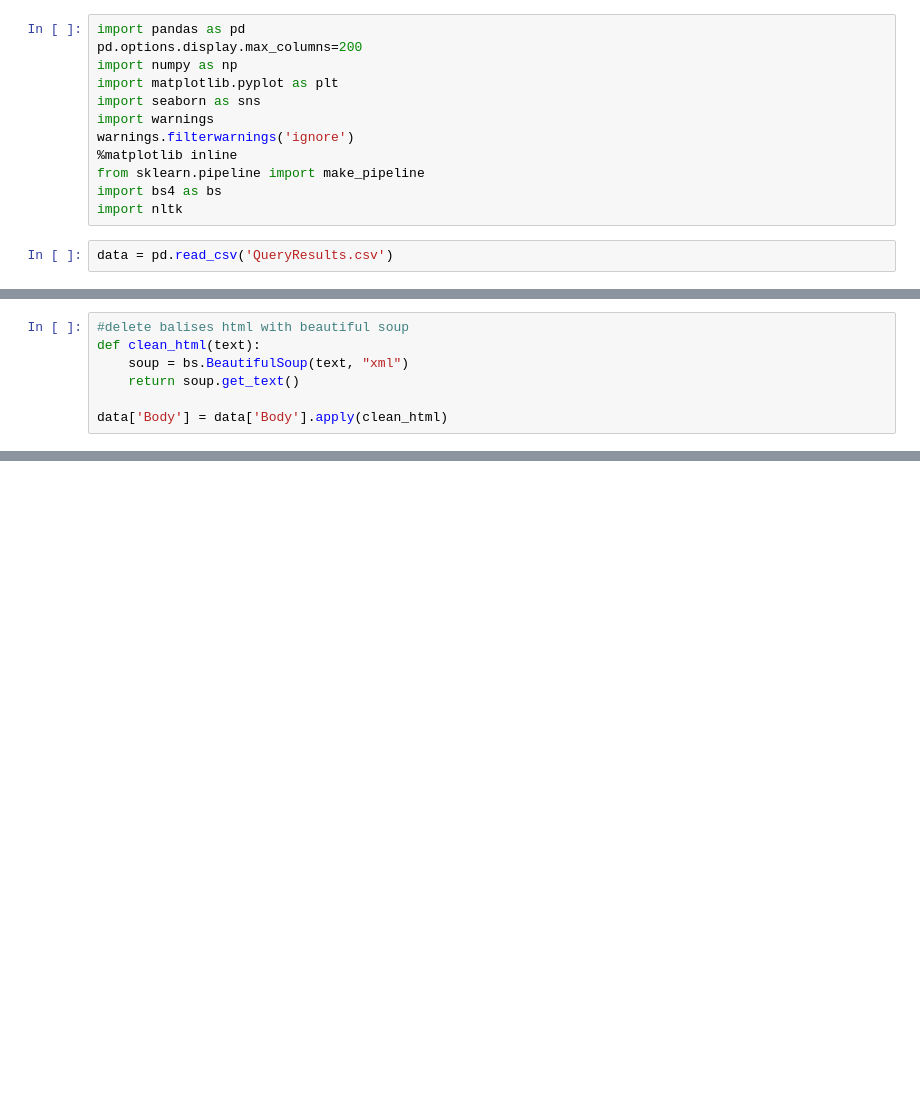
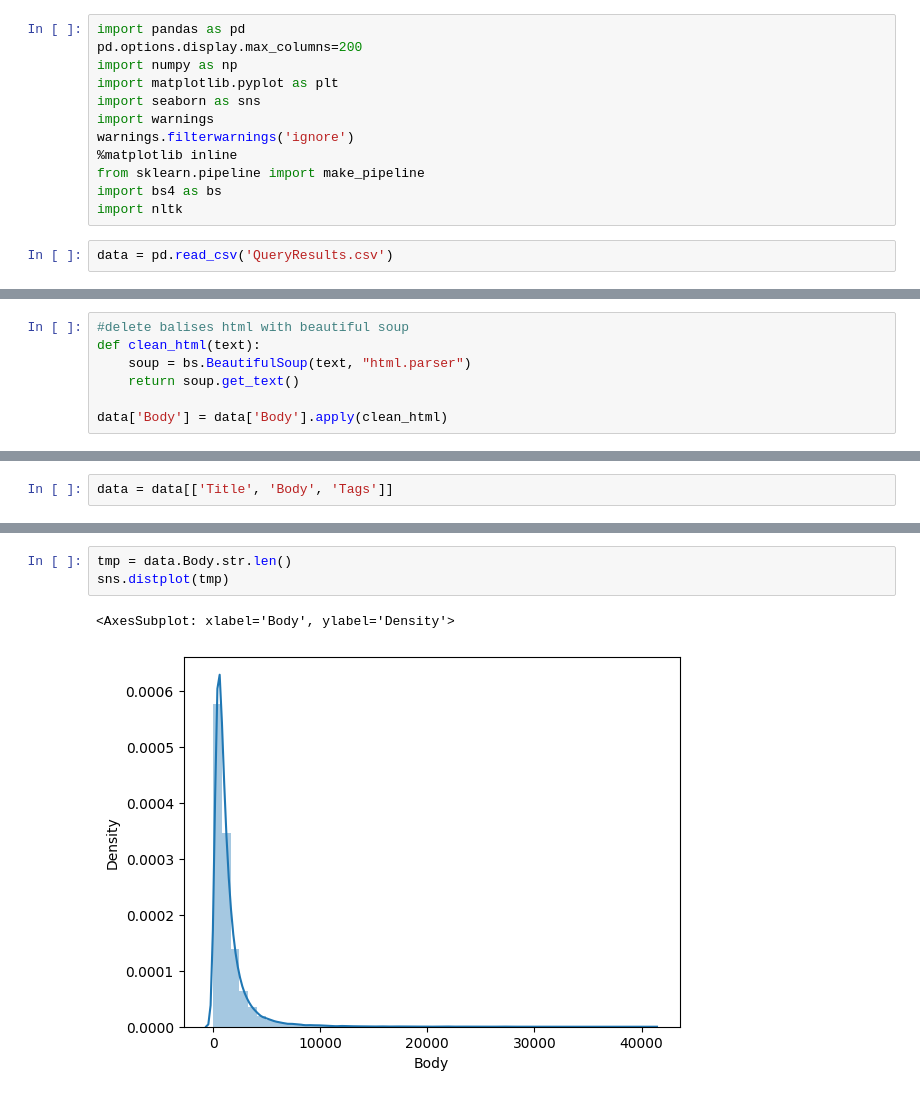
Before and after one commit to ThomasMeb/Classifier_Questions_StackOverflow, a Jupyter notebook: Mebarki_Thomas_notebook_exploration_032023.ipynb, the cells around one changed output, grey strips where cells are left out. Saved outputs shown, nothing was run; the diff lists cells and outputs as text; blank space fills up the shorter version.

```diff
--- a/Mebarki_Thomas_notebook_exploration_032023.ipynb
+++ b/Mebarki_Thomas_notebook_exploration_032023.ipynb
@@ -24,7 +24,7 @@ data.head()
 # %%
 #delete balises html with beautiful soup
 def clean_html(text):
-    soup = bs.BeautifulSoup(text, "xml")
+    soup = bs.BeautifulSoup(text, "html.parser")
     return soup.get_text()
 
 data['Body'] = data['Body'].apply(clean_html)
@@ -32,0 +49,2 @@ FeatureNotFound: Couldn't find a tree builder with the features you requested: x
+# %%
+data = data[['Title', 'Body', 'Tags']]
@@ -32,0 +101,6 @@ FeatureNotFound: Couldn't find a tree builder with the features you requested: x
+# %%
+tmp = data.Body.str.len()
+sns.distplot(tmp)
+# %% [output]
+<AxesSubplot: xlabel='Body', ylabel='Density'>
+[figure, added]
```
Also changed, not shown: parts of 9 cells of this notebook.
